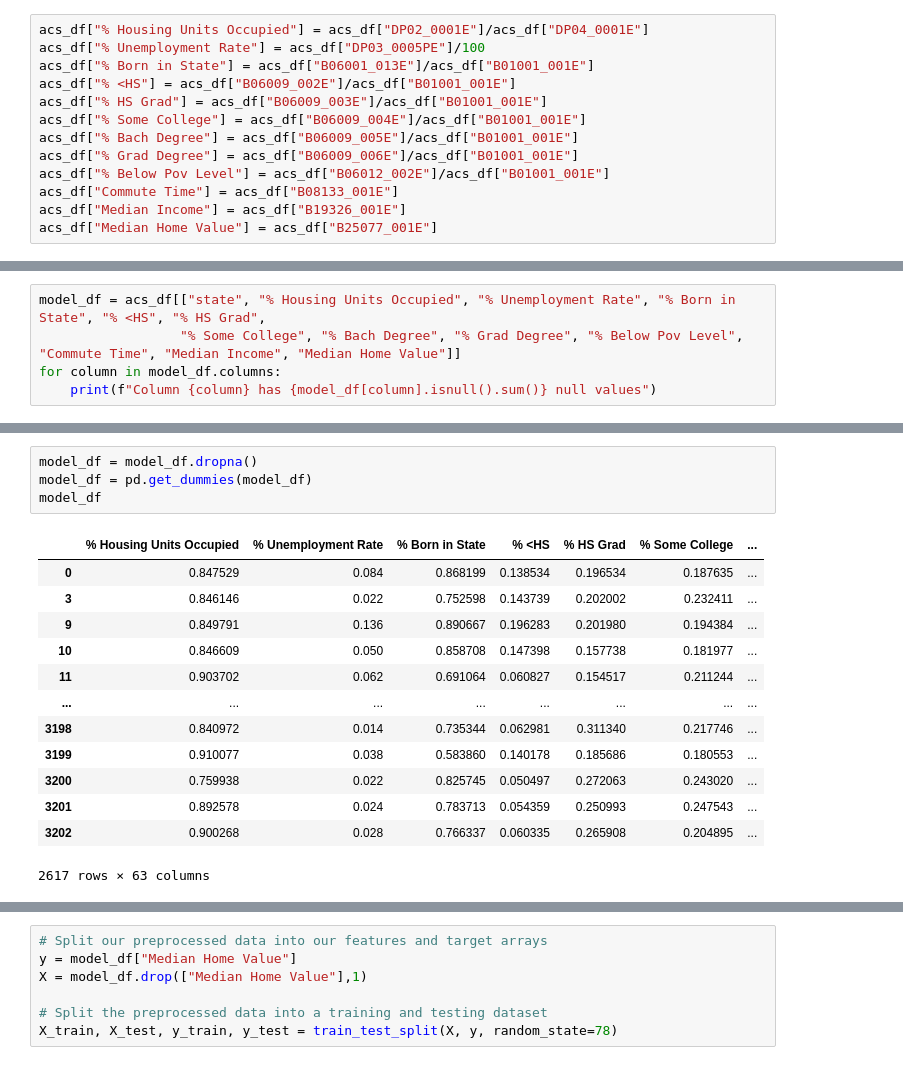
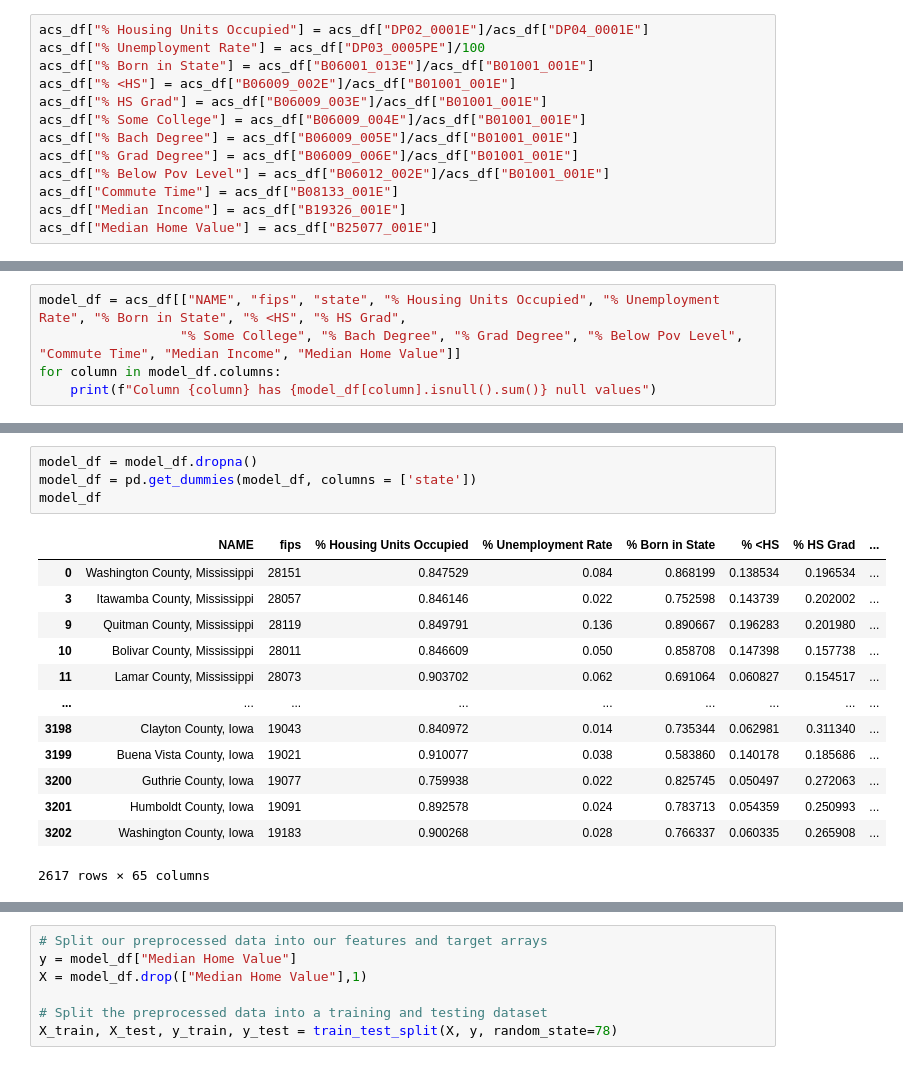
Before and after one commit to raywhelan01/whelan_housing_demo, a Jupyter notebook: machine_learning/housing_script.ipynb, the cells around one changed output, grey strips where cells are left out. Drawn from its saved outputs; the diff is of its cells as text.

```diff
--- a/machine_learning/housing_script.ipynb
+++ b/machine_learning/housing_script.ipynb
@@ -148,5 +169,5 @@ acs_df["Median Home Value"] = acs_df["B25077_001E"]
 # %%
-model_df = acs_df[["state", "% Housing Units Occupied", "% Unemployment Rate", "% Born in State", "% <HS", "% HS Grad",
+model_df = acs_df[["NAME", "fips", "state", "% Housing Units Occupied", "% Unemployment Rate", "% Born in State", "% <HS", "% HS Grad",
                   "% Some College", "% Bach Degree", "% Grad Degree", "% Below Pov Level", "Commute Time", "Median Income", "Median Home Value"]]
 for column in model_df.columns:
     print(f"Column {column} has {model_df[column].isnull().sum()} null values")
@@ -183,18 +190,18 @@ model_df
 # %%
 model_df = model_df.dropna()
-model_df = pd.get_dummies(model_df)
+model_df = pd.get_dummies(model_df, columns = ['state'])
 model_df
 # %% [output]
-|  | % Housing Units Occupied | % Unemployment Rate | % Born in State | % <HS | % HS Grad | % Some College | ... |
-| 0 | 0.847529 | 0.084 | 0.868199 | 0.138534 | 0.196534 | 0.187635 | ... |
-| 3 | 0.846146 | 0.022 | 0.752598 | 0.143739 | 0.202002 | 0.232411 | ... |
-| 9 | 0.849791 | 0.136 | 0.890667 | 0.196283 | 0.201980 | 0.194384 | ... |
-| 10 | 0.846609 | 0.050 | 0.858708 | 0.147398 | 0.157738 | 0.181977 | ... |
-| 11 | 0.903702 | 0.062 | 0.691064 | 0.060827 | 0.154517 | 0.211244 | ... |
-| ... | ... | ... | ... | ... | ... | ... | ... |
-| 3198 | 0.840972 | 0.014 | 0.735344 | 0.062981 | 0.311340 | 0.217746 | ... |
-| 3199 | 0.910077 | 0.038 | 0.583860 | 0.140178 | 0.185686 | 0.180553 | ... |
-| 3200 | 0.759938 | 0.022 | 0.825745 | 0.050497 | 0.272063 | 0.243020 | ... |
-| 3201 | 0.892578 | 0.024 | 0.783713 | 0.054359 | 0.250993 | 0.247543 | ... |
-| 3202 | 0.900268 | 0.028 | 0.766337 | 0.060335 | 0.265908 | 0.204895 | ... |
+|  | NAME | fips | % Housing Units Occupied | % Unemployment Rate | % Born in State | % <HS | % HS Grad | ... |
+| 0 | Washington County, Mississippi | 28151 | 0.847529 | 0.084 | 0.868199 | 0.138534 | 0.196534 | ... |
+| 3 | Itawamba County, Mississippi | 28057 | 0.846146 | 0.022 | 0.752598 | 0.143739 | 0.202002 | ... |
+| 9 | Quitman County, Mississippi | 28119 | 0.849791 | 0.136 | 0.890667 | 0.196283 | 0.201980 | ... |
+| 10 | Bolivar County, Mississippi | 28011 | 0.846609 | 0.050 | 0.858708 | 0.147398 | 0.157738 | ... |
+| 11 | Lamar County, Mississippi | 28073 | 0.903702 | 0.062 | 0.691064 | 0.060827 | 0.154517 | ... |
+| ... | ... | ... | ... | ... | ... | ... | ... | ... |
+| 3198 | Clayton County, Iowa | 19043 | 0.840972 | 0.014 | 0.735344 | 0.062981 | 0.311340 | ... |
+| 3199 | Buena Vista County, Iowa | 19021 | 0.910077 | 0.038 | 0.583860 | 0.140178 | 0.185686 | ... |
+| 3200 | Guthrie County, Iowa | 19077 | 0.759938 | 0.022 | 0.825745 | 0.050497 | 0.272063 | ... |
+| 3201 | Humboldt County, Iowa | 19091 | 0.892578 | 0.024 | 0.783713 | 0.054359 | 0.250993 | ... |
+| 3202 | Washington County, Iowa | 19183 | 0.900268 | 0.028 | 0.766337 | 0.060335 | 0.265908 | ... |
-2617 rows × 63 columns
+2617 rows × 65 columns
```
Also changed, not shown: parts of 14 cells of this notebook, 10 other files.
